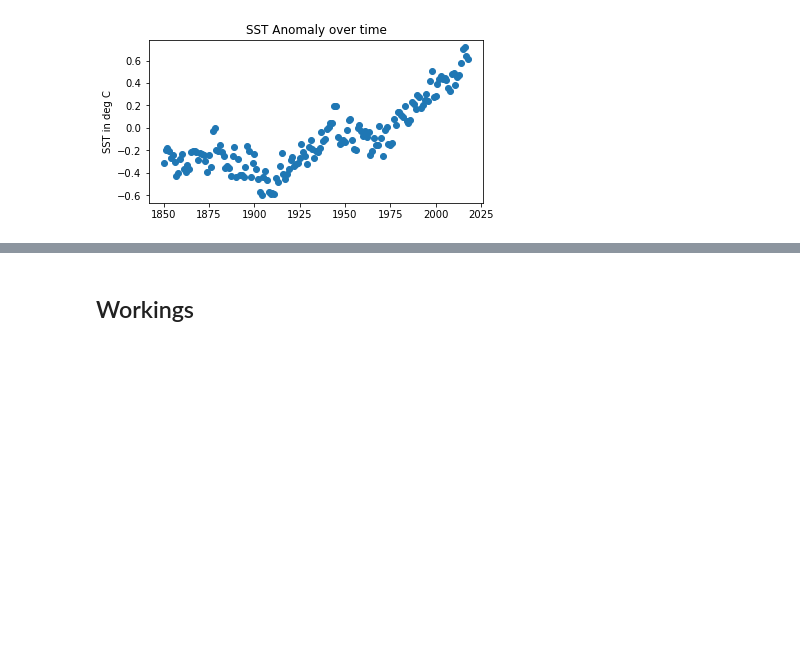
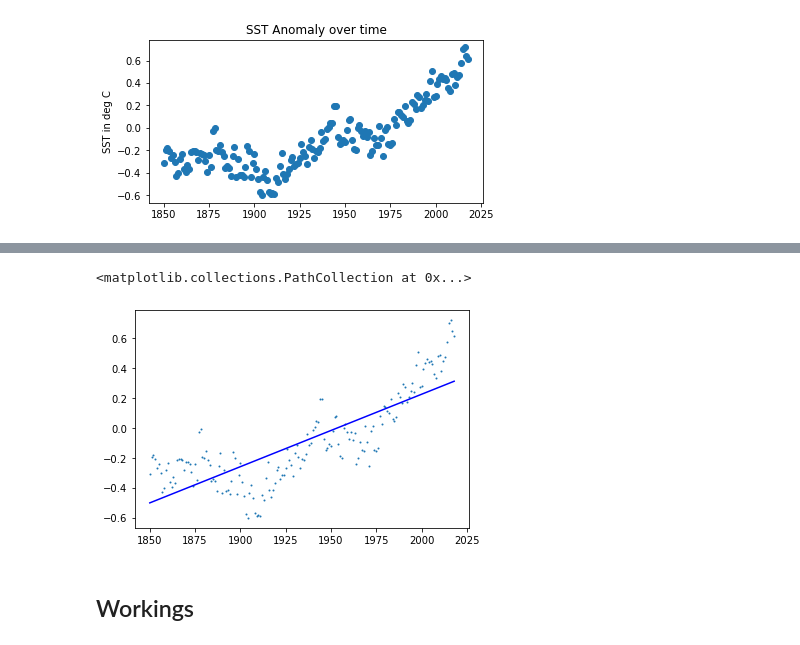
Before and after one commit to bndxn/macfiles, a Jupyter notebook: WS3/Polynomial regression on SST data.ipynb, the cells around one changed output, grey strips where cells are left out. Cells and saved outputs as stored; diff of their text form; code cells hidden in the pictures; blank space fills up the shorter version.

```diff
--- a/WS3/Polynomial regression on SST data.ipynb
+++ b/WS3/Polynomial regression on SST data.ipynb
@@ -56,0 +130,9 @@ Text(0.5, 1.0, 'Global SST anomaly using polynomial of third degree')
+# %%
+%%timeit # curious about how long sklearn vs numpy take
+
+polynomial_features = PolynomialFeatures(degree=2,include_bias=False)
+linear_regression = LinearRegression()
+
+pipeline = Pipeline([("polynomial_features", polynomial_features),("linear_regression", linear_regression)])
+pipeline.fit(X, y)
+y_pred = pipeline.predict(X)
@@ -57,3 +141,9 @@ Text(0.5, 1.0, 'Global SST anomaly using polynomial of third degree')
+# %%
+plt.plot(x,y_pred,color='blue',label='Fitted line')
+plt.scatter(x,y,s=1,label='HadSST')
+# %% [output]
+<matplotlib.collections.PathCollection at 0x...>
+[figure, added]
 # %% [markdown]
 ## Workings
 # %%
```
Also changed, not shown: parts of 15 cells of this notebook, 1 other file.
